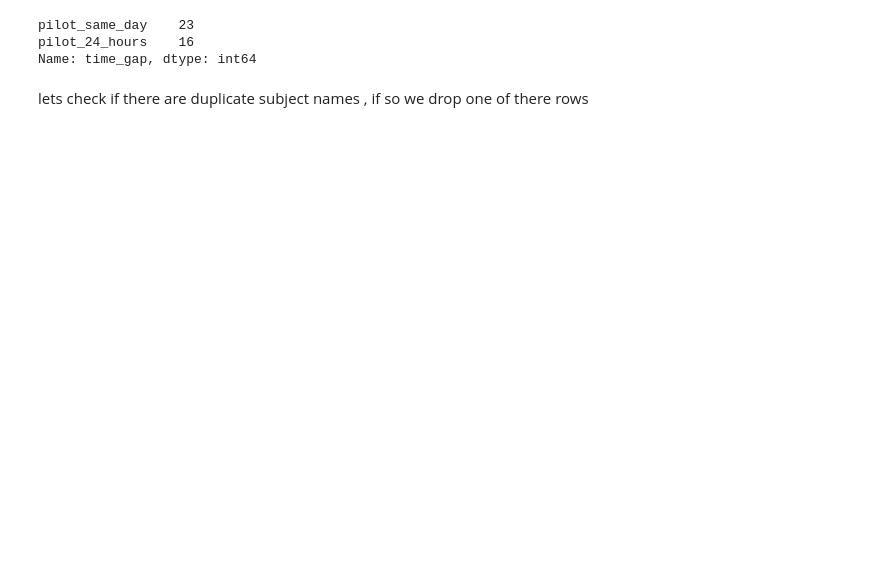
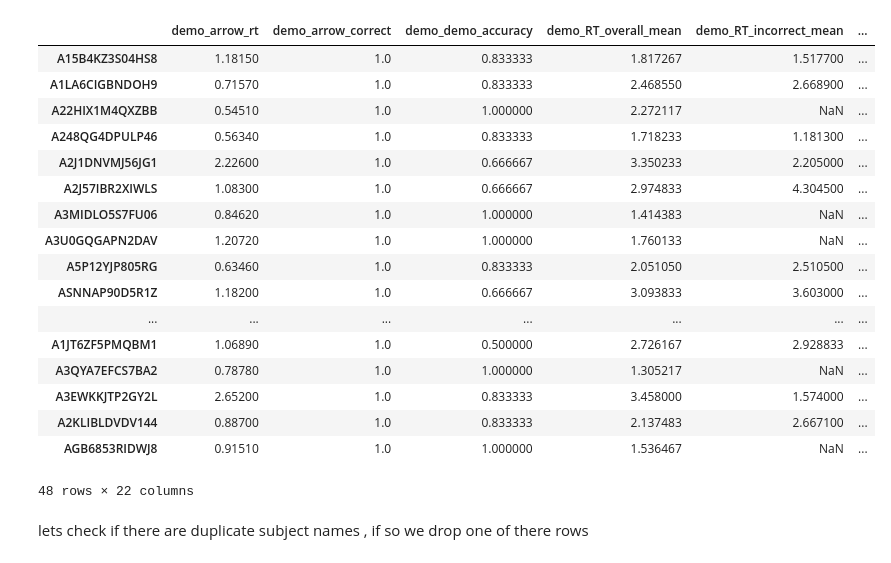
Before and after one commit to edenjenzohar/Visual-memory-task, a Jupyter notebook: analysis/all_time_gaps_anaylsis.ipynb, the cells around one changed output. Saved outputs shown, nothing was run; the diff lists cells and outputs as text; code cells hidden in the pictures; blank space fills up the shorter version.

```diff
--- a/analysis/all_time_gaps_anaylsis.ipynb
+++ b/analysis/all_time_gaps_anaylsis.ipynb
@@ -29,6 +29,21 @@ df_same_target_pictures = all_valid_subjects.loc[((all_valid_subjects['time_gap'
 # %%
-df_same_target_pictures['time_gap'].value_counts()
+df_same_target_pictures
 # %% [output]
+|  | demo_arrow_rt | demo_arrow_correct | demo_demo_accuracy | demo_RT_overall_mean | demo_RT_incorrect_mean | ... |
+| A15B4KZ3S04HS8 | 1.18150 | 1.0 | 0.833333 | 1.817267 | 1.517700 | ... |
+| A1LA6CIGBNDOH9 | 0.71570 | 1.0 | 0.833333 | 2.468550 | 2.668900 | ... |
+| A22HIX1M4QXZBB | 0.54510 | 1.0 | 1.000000 | 2.272117 | NaN | ... |
+| A248QG4DPULP46 | 0.56340 | 1.0 | 0.833333 | 1.718233 | 1.181300 | ... |
+| A2J1DNVMJ56JG1 | 2.22600 | 1.0 | 0.666667 | 3.350233 | 2.205000 | ... |
+| A2J57IBR2XIWLS | 1.08300 | 1.0 | 0.666667 | 2.974833 | 4.304500 | ... |
+| A3MIDLO5S7FU06 | 0.84620 | 1.0 | 1.000000 | 1.414383 | NaN | ... |
+| A3U0GQGAPN2DAV | 1.20720 | 1.0 | 1.000000 | 1.760133 | NaN | ... |
+| A5P12YJP805RG | 0.63460 | 1.0 | 0.833333 | 2.051050 | 2.510500 | ... |
+| ASNNAP90D5R1Z | 1.18200 | 1.0 | 0.666667 | 3.093833 | 3.603000 | ... |
+| ... | ... | ... | ... | ... | ... | ... |
+| A1JT6ZF5PMQBM1 | 1.06890 | 1.0 | 0.500000 | 2.726167 | 2.928833 | ... |
+| A3QYA7EFCS7BA2 | 0.78780 | 1.0 | 1.000000 | 1.305217 | NaN | ... |
+| A3EWKKJTP2GY2L | 2.65200 | 1.0 | 0.833333 | 3.458000 | 1.574000 | ... |
+| A2KLIBLDVDV144 | 0.88700 | 1.0 | 0.833333 | 2.137483 | 2.667100 | ... |
+| AGB6853RIDWJ8 | 0.91510 | 1.0 | 1.000000 | 1.536467 | NaN | ... |
-pilot_same_day    23
-pilot_24_hours    16
-Name: time_gap, dtype: int64
+48 rows × 22 columns
```
Also changed, not shown: parts of 10 cells of this notebook, 1 other file.
